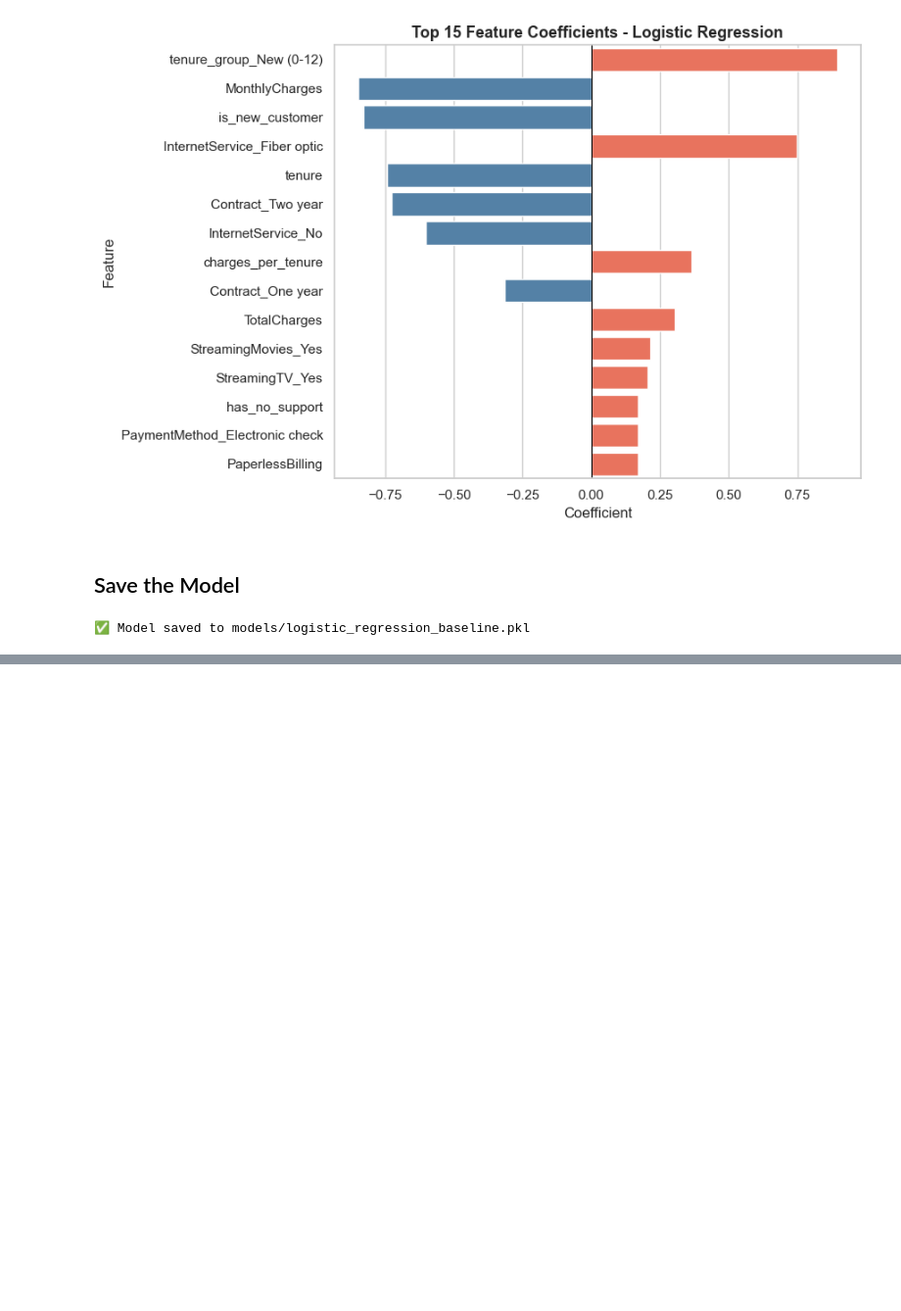
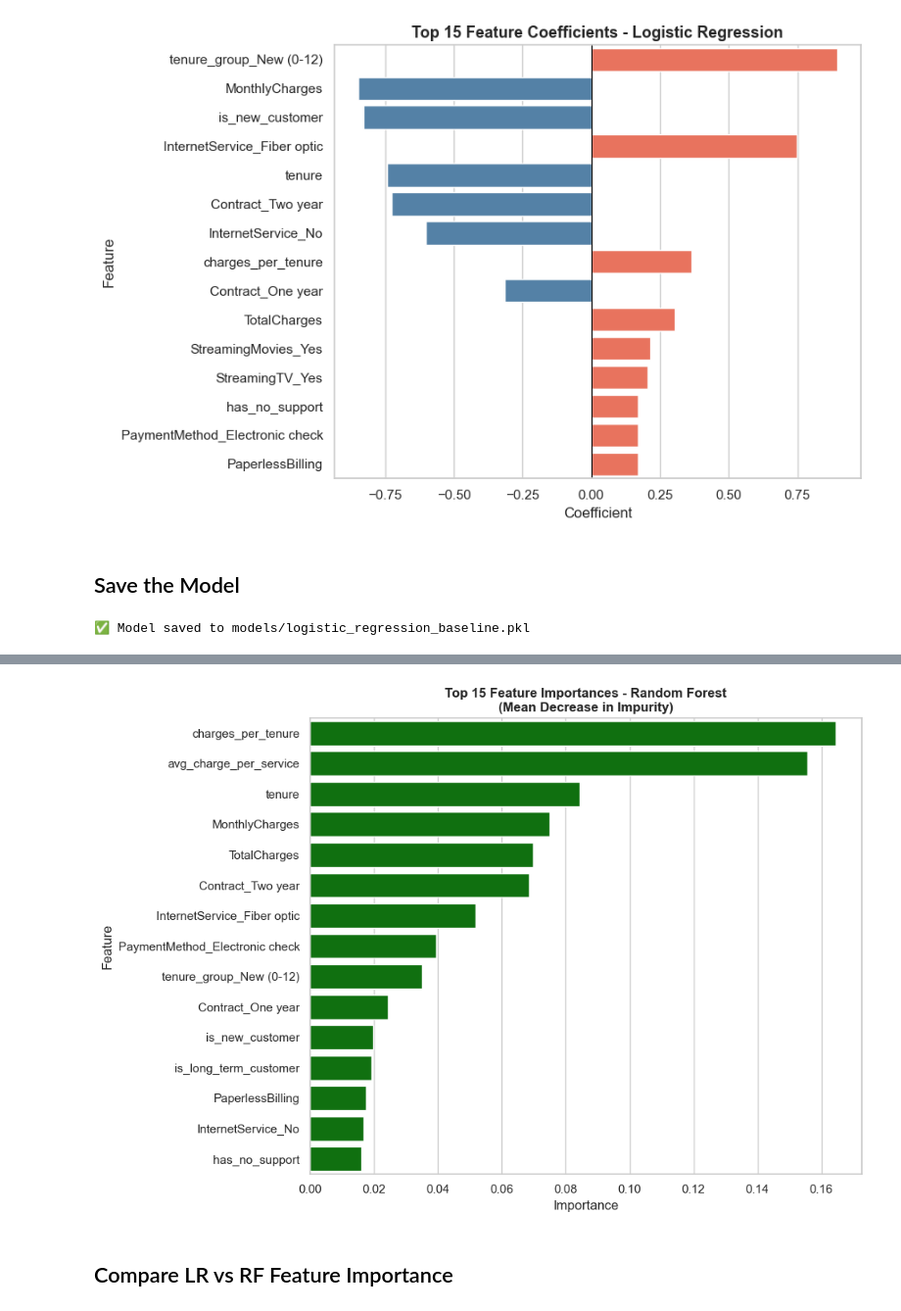
Before and after one commit to chldbng/customer-churn-predictor, a Jupyter notebook: notebooks/03_Baseline_Model.ipynb, the cells around one changed output, grey strips where cells are left out. Shown at 98% size. Saved outputs shown, nothing was run; the diff lists cells and outputs as text; code cells hidden in the pictures; blank space fills up the shorter version.

```diff
--- a/notebooks/03_Baseline_Model.ipynb
+++ b/notebooks/03_Baseline_Model.ipynb
@@ -290,0 +447,16 @@ print('✅ Model saved to models/logistic_regression_baseline.pkl')
+# %%
+feature_names = X.columns.tolist()
+importances = best_rf.named_steps['model'].feature_importances_
+
+rf_feat_df = pd.DataFrame({'Feature': feature_names, 'Importance': importances}).sort_values('Importance', ascending = False).head(15)
+
+plt.figure(figsize = (10,7))
+sns.barplot(data = rf_feat_df, x = 'Importance', y = 'Feature', color = 'green')
+plt.title('Top 15 Feature Importances - Random Forest\n' '(Mean Decrease in Impurity)', fontsize = 12, fontweight = 'bold')
+plt.tight_layout()
+plt.savefig('../reports/figures/feature_importance_rf.png', dpi=150, bbox_inches='tight')
+plt.show()
+# %% [output]
+[figure, added]
+# %% [markdown]
+## Compare LR vs RF Feature Importance
```
Also changed, not shown: parts of 21 cells of this notebook, 6 other files.
